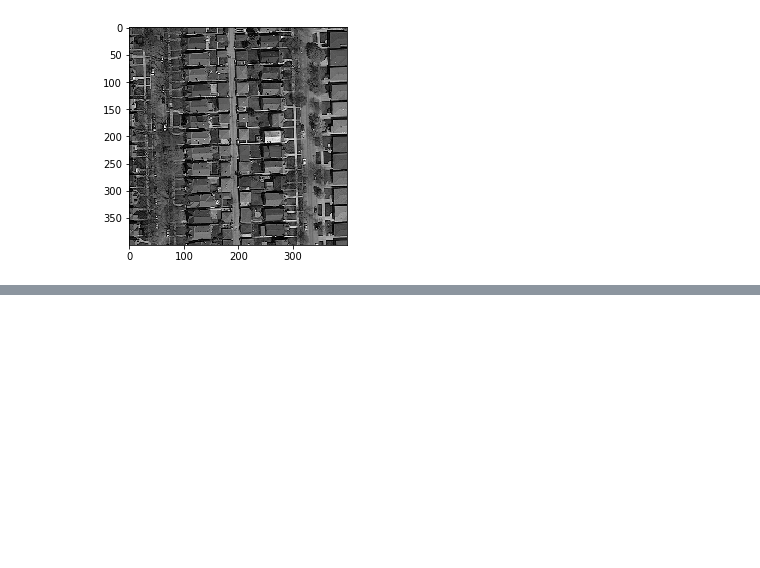
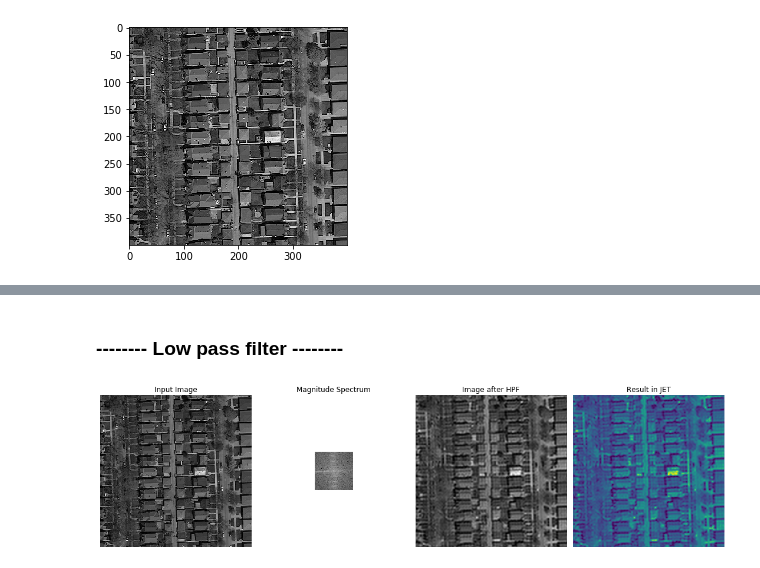
Before and after one commit to Arturjssln/ML_project2, a Jupyter notebook: src/artur/FFT.ipynb, the cells around one changed output, grey strips where cells are left out. Saved outputs shown, nothing was run; the diff lists cells and outputs as text; code cells hidden in the pictures; blank space fills up the shorter version.

```diff
--- a/src/artur/FFT.ipynb
+++ b/src/artur/FFT.ipynb
@@ -129,0 +137,40 @@ TypeError: slice indices must be integers or None or have an __index__ method
+# %% [markdown]
+### -------- Low pass filter --------
+# %%
+
+f = np.fft.fft2(imgs_gray_tr[0])
+fshift = np.fft.fftshift(f)
+magnitude_spectrum = 20*np.log(np.abs(fshift))
+
+rows, cols = np.shape(imgs_gray_tr[0])
+crow = int(rows/2)
+ccol = int(cols/2)
+
+# High pass filter
+mask = np.zeros((rows,cols),np.uint8)
+mask[crow-50:crow+50, ccol-50:ccol+50] = 1
+fshift = fshift*mask
+
+f_ishift = np.fft.ifftshift(fshift)
+magnitude_spectrum2 = 20*np.log(np.abs(fshift))
+img_back = np.fft.ifft2(f_ishift)
+img_back = np.abs(img_back)
+
+fig, ax = plt.subplots(nrows=1, ncols=4, figsize=(15, 6), sharex=True, sharey=True)
+
+ax[0].imshow(imgs_gray_tr[0], cmap=cm.gray)
+ax[0].axis('off')
+ax[0].set_title('Input Image')
+ax[1].imshow(magnitude_spectrum2, cmap=cm.gray)
+ax[1].axis('off')
+ax[1].set_title('Magnitude Spectrum')
+ax[2].imshow(img_back, cmap=cm.gray)
+ax[2].axis('off')
+ax[2].set_title('Image after HPF')
+ax[3].imshow(img_back)
+ax[3].axis('off')
+ax[3].set_title('Result in JET')
+plt.tight_layout()
+plt.show()
+# %% [output]
+[figure, added]
```
Also changed, not shown: parts of 3 cells of this notebook.
